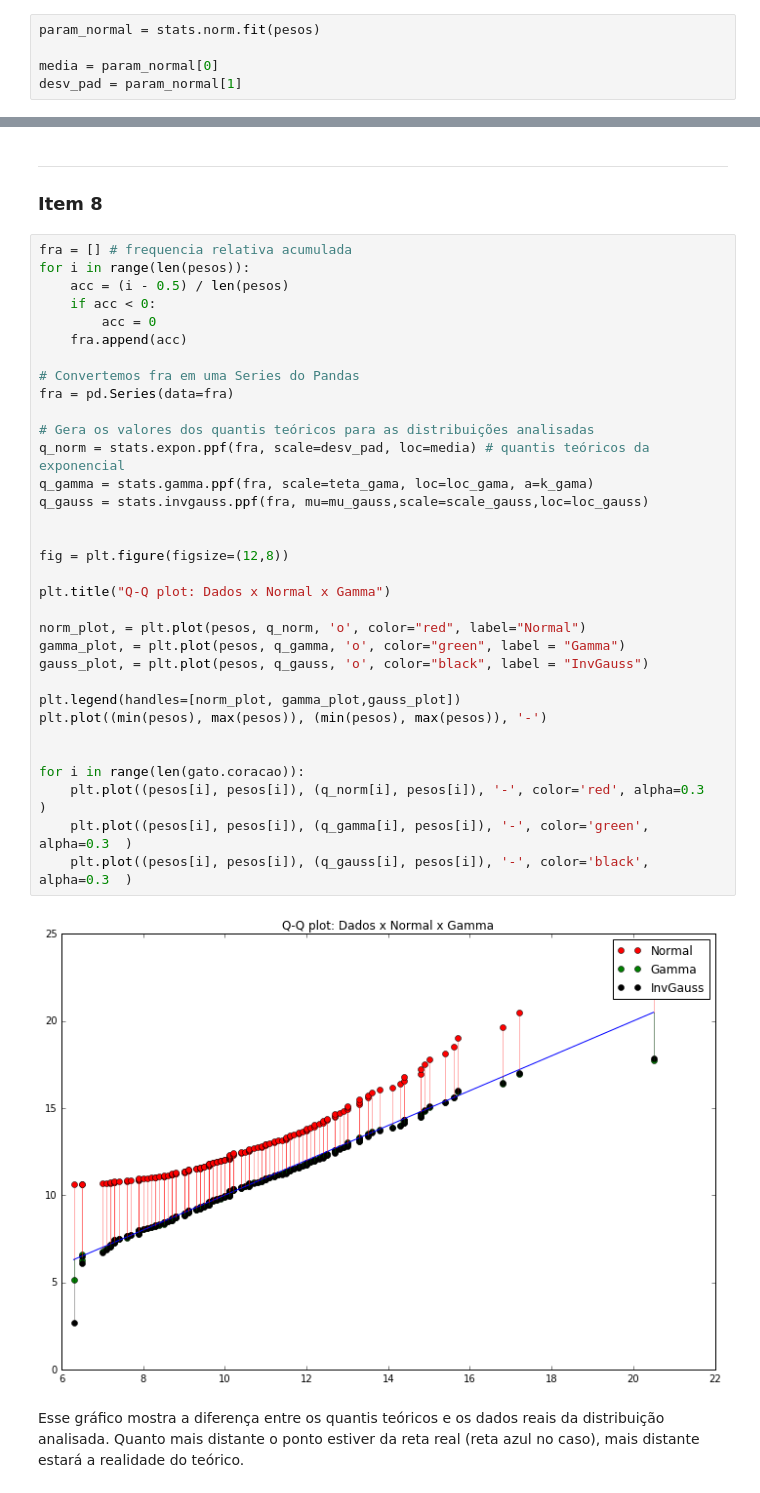
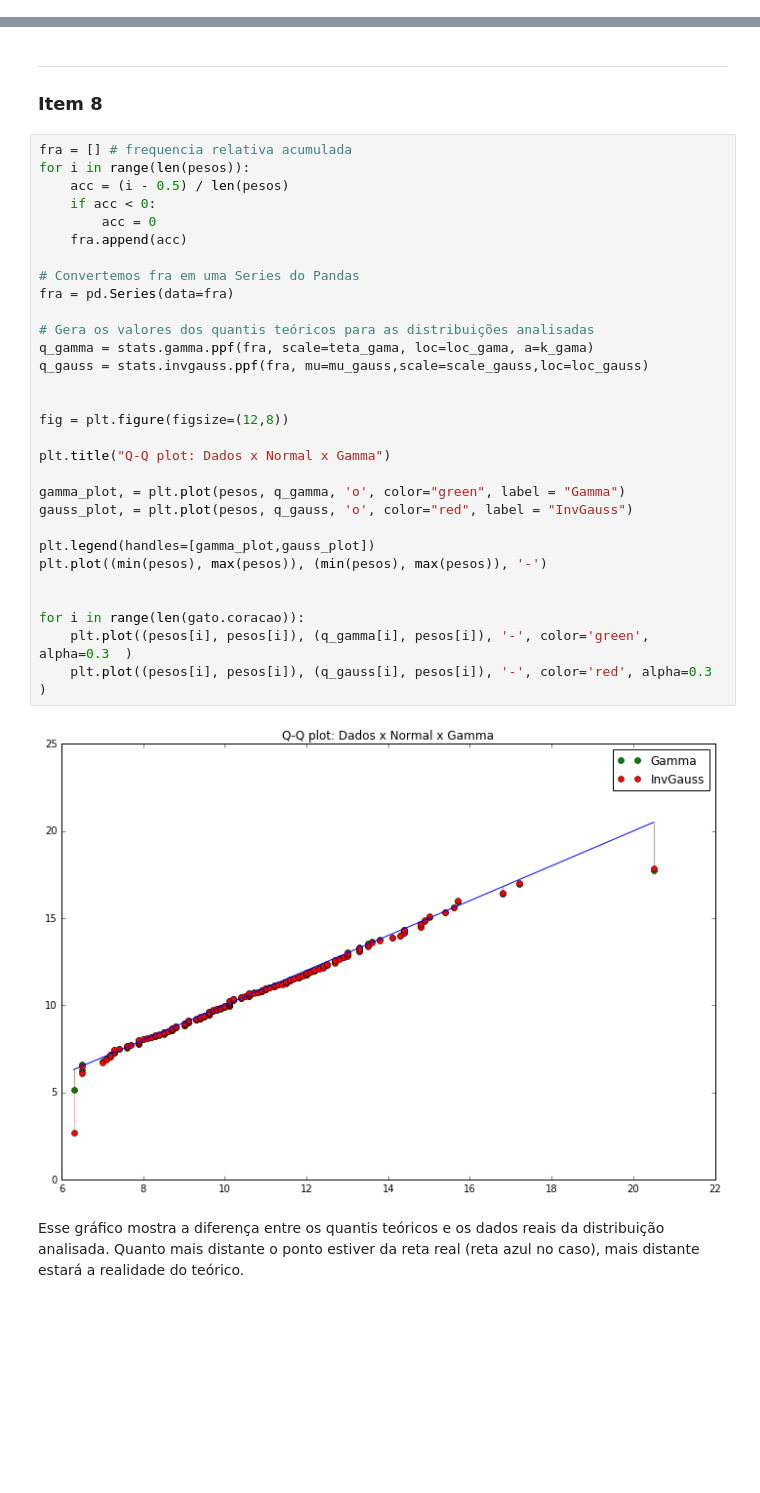
Before and after one commit to decoejz/CD, a Jupyter notebook: MiniProjeto1/mini_projeto_1.ipynb, the cells around one changed output, grey strips where cells are left out. Cells and saved outputs as stored; diff of their text form; blank space fills up the shorter version.

```diff
--- a/MiniProjeto1/mini_projeto_1.ipynb
+++ b/MiniProjeto1/mini_projeto_1.ipynb
@@ -157,8 +154,3 @@ ___
-# %%
-param_normal = stats.norm.fit(pesos)
-
-media = param_normal[0]
-desv_pad = param_normal[1]
 # %% [markdown]
 #### Para a curva gama:
 # %%
@@ -204,38 +194,35 @@ ___
 # %%
 fra = [] # frequencia relativa acumulada
 for i in range(len(pesos)):
     acc = (i - 0.5) / len(pesos)
     if acc < 0:
         acc = 0
     fra.append(acc)
 
 # Convertemos fra em uma Series do Pandas
 fra = pd.Series(data=fra)
 
 # Gera os valores dos quantis teóricos para as distribuições analisadas
-q_norm = stats.expon.ppf(fra, scale=desv_pad, loc=media) # quantis teóricos da exponencial
 q_gamma = stats.gamma.ppf(fra, scale=teta_gama, loc=loc_gama, a=k_gama)
 q_gauss = stats.invgauss.ppf(fra, mu=mu_gauss,scale=scale_gauss,loc=loc_gauss)
 
 
 fig = plt.figure(figsize=(12,8))
 
 plt.title("Q-Q plot: Dados x Normal x Gamma")
 
-norm_plot, = plt.plot(pesos, q_norm, 'o', color="red", label="Normal")
 gamma_plot, = plt.plot(pesos, q_gamma, 'o', color="green", label = "Gamma")
-gauss_plot, = plt.plot(pesos, q_gauss, 'o', color="black", label = "InvGauss")
+gauss_plot, = plt.plot(pesos, q_gauss, 'o', color="red", label = "InvGauss")
 
-plt.legend(handles=[norm_plot, gamma_plot,gauss_plot])
+plt.legend(handles=[gamma_plot,gauss_plot])
 plt.plot((min(pesos), max(pesos)), (min(pesos), max(pesos)), '-')
 
 
 for i in range(len(gato.coracao)):
-    plt.plot((pesos[i], pesos[i]), (q_norm[i], pesos[i]), '-', color='red', alpha=0.3  )
     plt.plot((pesos[i], pesos[i]), (q_gamma[i], pesos[i]), '-', color='green', alpha=0.3  )
-    plt.plot((pesos[i], pesos[i]), (q_gauss[i], pesos[i]), '-', color='black', alpha=0.3  )
+    plt.plot((pesos[i], pesos[i]), (q_gauss[i], pesos[i]), '-', color='red', alpha=0.3  )
 # %% [output]
-[figure, old version]
+[figure, new version]
 # %% [markdown]
 Esse gráfico mostra a diferença entre os quantis teóricos e os dados reais da distribuição analisada. Quanto mais distante o ponto estiver da reta real (reta azul no caso), mais distante estará a realidade do teórico.
 # %% [markdown]
```
Also changed, not shown: parts of 19 cells of this notebook.
